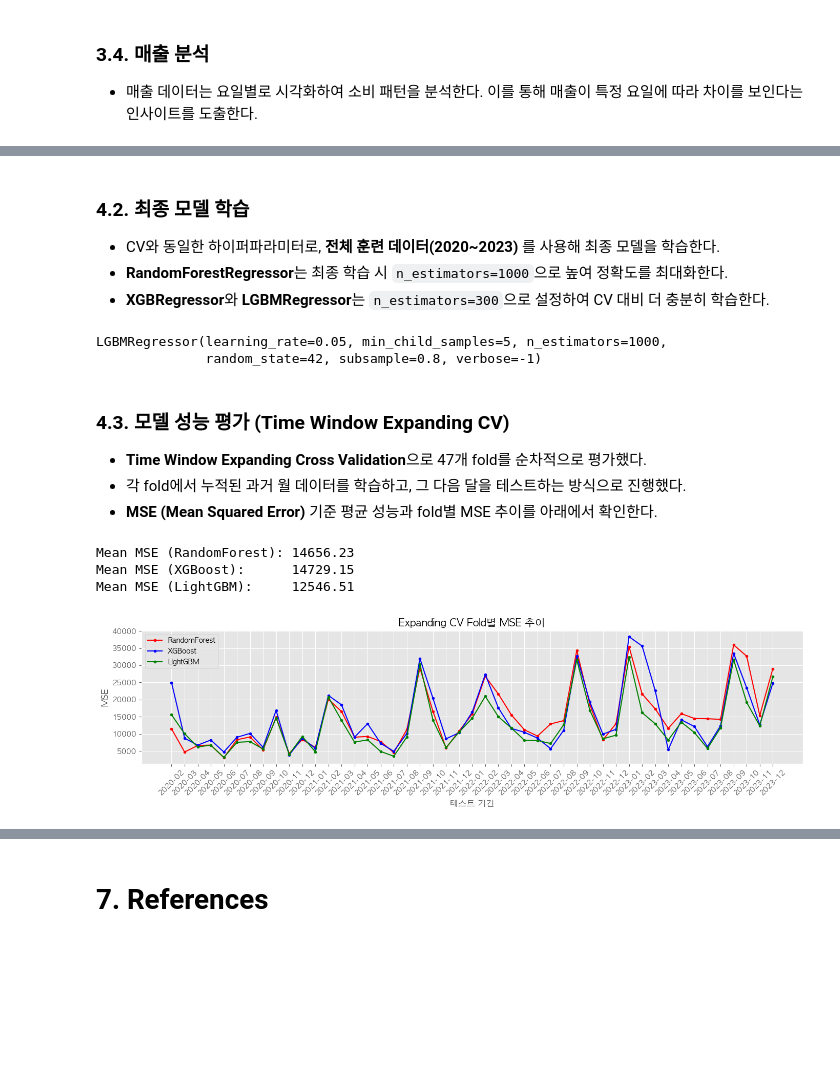
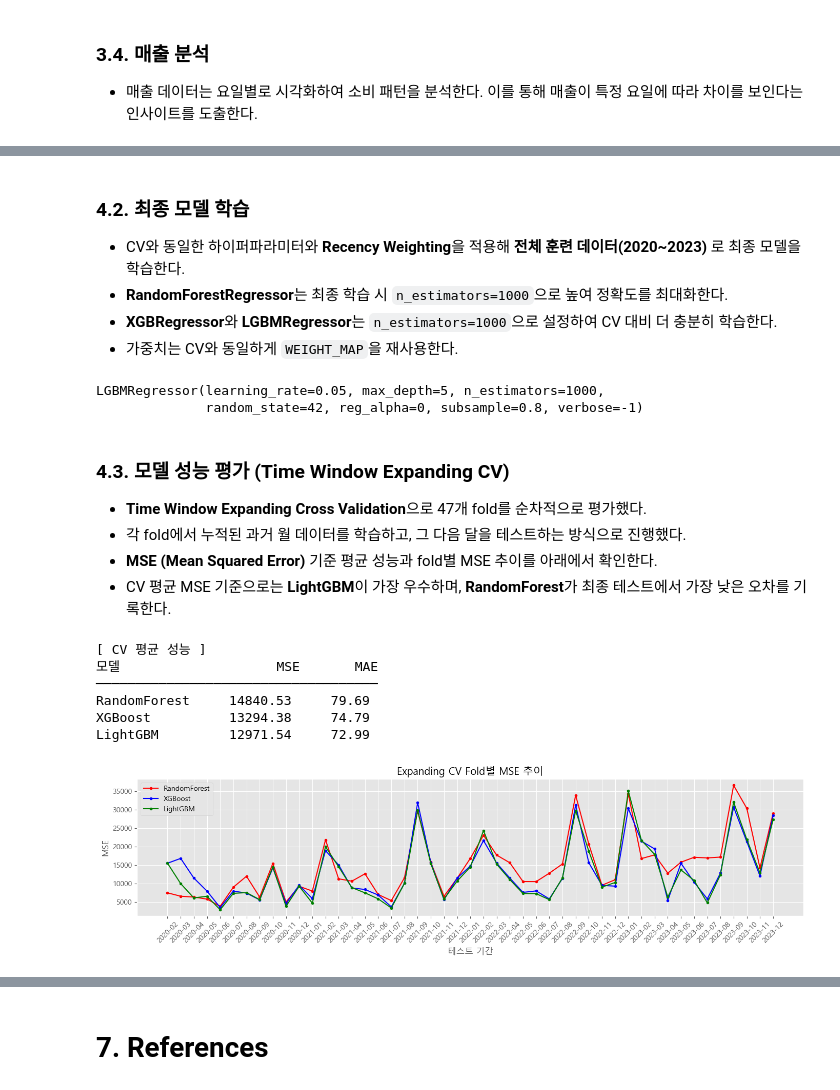
Before and after one commit to akaiuun12/credit-card-sales-forecast, a Jupyter notebook: sales_prediction.ipynb, the cells around one changed output, grey strips where cells are left out. Cells and saved outputs as stored; diff of their text form; code cells hidden in the pictures; blank space fills up the shorter version.

```diff
--- a/sales_prediction.ipynb
+++ b/sales_prediction.ipynb
@@ -325,66 +352,87 @@ test_period  train_months       mse_rf      mse_xgb     mse_lgbm
 # %% [markdown]
 ### 4.2. 최종 모델 학습
-- CV와 동일한 하이퍼파라미터로, **전체 훈련 데이터(2020~2023)** 를 사용해 최종 모델을 학습한다.
+- CV와 동일한 하이퍼파라미터와 **Recency Weighting**을 적용해 **전체 훈련 데이터(2020~2023)** 로 최종 모델을 학습한다.
 - **RandomForestRegressor**는 최종 학습 시 `n_estimators=1000`으로 높여 정확도를 최대화한다.
-- **XGBRegressor**와 **LGBMRegressor**는 `n_estimators=300`으로 설정하여 CV 대비 더 충분히 학습한다.
+- **XGBRegressor**와 **LGBMRegressor**는 `n_estimators=1000`으로 설정하여 CV 대비 더 충분히 학습한다.
+- 가중치는 CV와 동일하게 `WEIGHT_MAP`을 재사용한다.
 # %%
 # 4-2. 전체 훈련 데이터로 최종 모델 학습
 X_train = df_cv_data[ind_vars]
 y_train = df_cv_data[dep_var]
+w_train = df_cv_data['year'].map(WEIGHT_MAP).values
 
 model_rf = RandomForestRegressor(
-    n_estimators=1000,  # 최종 학습: CV보다 트리 수를 늘려 정확도 최대화
-    max_depth=5,        # 피처 5개 기준, 깊어질수록 초기 소규모 fold에서 과적합
+    n_estimators=1000,
+    max_depth=5,
+    max_features='sqrt',
+    min_samples_leaf=3,
     random_state=42
 )
 model_xgb = XGBRegressor(
-    n_estimators=1000,   # 최종 학습: CV보다 트리 수를 늘려 정확도 최대화
-    learning_rate=0.05,    # 낮은 학습률: 과적합 방지 및 안정적 수렴
-    max_depth=5,           # 피처가 적어 얕은 트리가 일반화에 유리
-    subsample=0.8,         # 행 샘플링: 분산 감소
+    n_estimators=1000,
+    learning_rate=0.05,
+    max_depth=5,
+    subsample=0.8,
+    colsample_bytree=0.8,
+    min_child_weight=3,
+    reg_alpha=0.05,
     random_state=42
 )
 model_lgbm = LGBMRegressor(
-    n_estimators=1000,   # 최종 학습: CV보다 트리 수를 늘려 정확도 최대화
-    learning_rate=0.05,  # 낮은 학습률: 과적합 방지
-    subsample=0.8,       # 행 샘플링: 분산 감소
+    n_estimators=1000,
+    learning_rate=0.05,
+    num_leaves=31,
+    max_depth=5,
+    subsample=0.8,
+    colsample_bytree=1.0,
+    min_child_samples=20,
+    reg_alpha=0,
     random_state=42,
+    verbose=-1
 )
 
-model_rf.fit(X_train, y_train)
-model_xgb.fit(X_train, y_train)
-model_lgbm.fit(X_train, y_train)
+model_rf.fit(X_train, y_train, sample_weight=w_train)
+model_xgb.fit(X_train, y_train, sample_weight=w_train)
+model_lgbm.fit(X_train, y_train, sample_weight=w_train)
 # %% [output]
-LGBMRegressor(learning_rate=0.05, min_child_samples=5, n_estimators=1000,
-              random_state=42, subsample=0.8, verbose=-1)
+LGBMRegressor(learning_rate=0.05, max_depth=5, n_estimators=1000,
+              random_state=42, reg_alpha=0, subsample=0.8, verbose=-1)
 # %% [markdown]
 ### 4.3. 모델 성능 평가 (Time Window Expanding CV)
 
 - **Time Window Expanding Cross Validation**으로 47개 fold를 순차적으로 평가했다.
 - 각 fold에서 누적된 과거 월 데이터를 학습하고, 그 다음 달을 테스트하는 방식으로 진행했다.
 - **MSE (Mean Squared Error)** 기준 평균 성능과 fold별 MSE 추이를 아래에서 확인한다.
+- CV 평균 MSE 기준으로는 **LightGBM**이 가장 우수하며, **RandomForest**가 최종 테스트에서 가장 낮은 오차를 기록한다.
 # %%
 # 4-3. CV 결과 요약
-print(f'Mean MSE (RandomForest): {df_cv["mse_rf"].mean():.2f}')
-print(f'Mean MSE (XGBoost):      {df_cv["mse_xgb"].mean():.2f}')
-print(f'Mean MSE (LightGBM):     {df_cv["mse_lgbm"].mean():.2f}')
+print('[ CV 평균 성능 ]')
+print(f'{"모델":<14} {"MSE":>10}  {"MAE":>8}')
+print('─' * 36)
+print(f'{"RandomForest":<14} {df_cv["mse_rf"].mean():>10.2f}  {df_cv["mae_rf"].mean():>8.2f}')
+print(f'{"XGBoost":<14} {df_cv["mse_xgb"].mean():>10.2f}  {df_cv["mae_xgb"].mean():>8.2f}')
+print(f'{"LightGBM":<14} {df_cv["mse_lgbm"].mean():>10.2f}  {df_cv["mae_lgbm"].mean():>8.2f}')
 
 # Fold별 MSE 추이 시각화
 fig, ax = plt.subplots(figsize=(14, 4))
 ax.plot(df_cv["test_period"], df_cv["mse_rf"],   label="RandomForest", color="red",   marker="o", markersize=3)
 ax.plot(df_cv["test_period"], df_cv["mse_xgb"],  label="XGBoost",      color="blue",  marker="o", markersize=3)
 ax.plot(df_cv["test_period"], df_cv["mse_lgbm"], label="LightGBM",     color="green", marker="o", markersize=3)
 ax.set_xlabel("테스트 기간")
 ax.set_ylabel("MSE")
 ax.set_title("Expanding CV Fold별 MSE 추이")
 ax.legend()
 plt.xticks(rotation=45)
 plt.tight_layout()
+plt.savefig("images/fig5.png", dpi=150, bbox_inches="tight")
 plt.show()
 
-best_model = model_rf
+best_model = model_lgbm
 # %% [output]
-Mean MSE (RandomForest): 14656.23
-Mean MSE (XGBoost):      14729.15
-Mean MSE (LightGBM):     12546.51
+[ CV 평균 성능 ]
+모델                    MSE       MAE
+────────────────────────────────────
+RandomForest     14840.53     79.69
+XGBoost          13294.38     74.79
+LightGBM         12971.54     72.99
-[figure, old version]
+[figure, new version]
```
Also changed, not shown: parts of 24 cells of this notebook, 8 other files.
